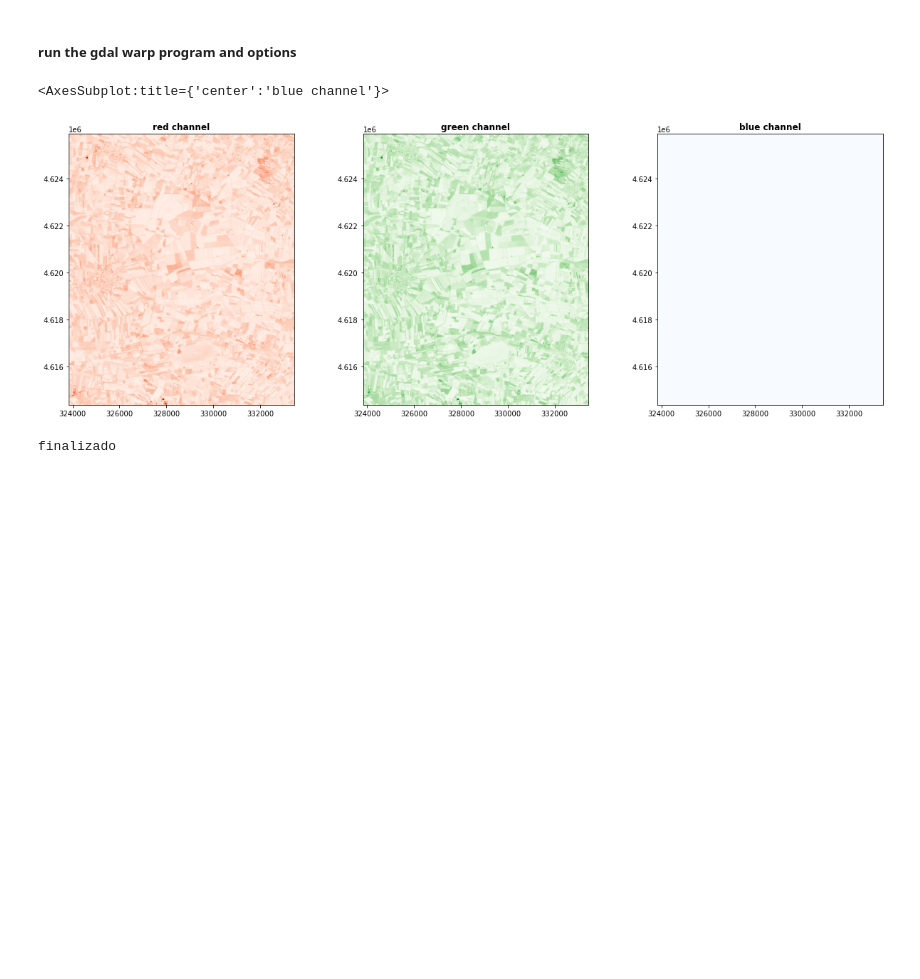
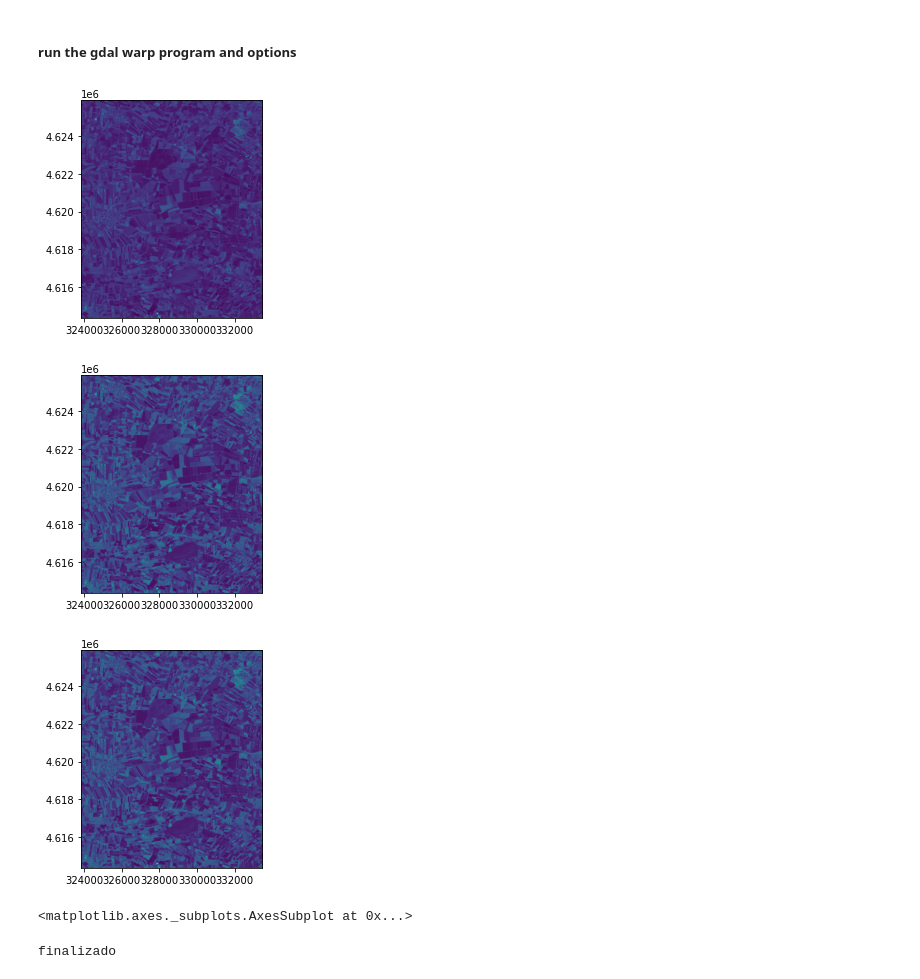
Before and after one commit to mavsonnen/BinderTester, a Jupyter notebook: 1_Resampling.ipynb, the cells around one changed output. Drawn from its saved outputs; the diff is of its cells as text; code cells hidden in the pictures; blank space fills up the shorter version.

```diff
--- a/1_Resampling.ipynb
+++ b/1_Resampling.ipynb
@@ -68,26 +68,24 @@ for band in bandList:
     outBand = gdal.Warp(srcDSOrSrcDSTab=os.path.join(input_path + band),
                         destNameOrDestDS=output_path + band[:-4]+'_Resamp'+band[-4:],
                         options=options)
-# %%
-output_directory= dir + '/Output/'
-criteria =  "B*.tif"
-p = os.path.join(output_directory, criteria)
-list_files  =  glob.glob(p)
-
-result = output_directory + 'resamples.tif'
-with rasterio.open(result, 'w', **meta) as dst:
-    for id, layer in enumerate(list_files, start=1):
-        with rasterio.open(layer) as src1:
-            dst.write_band(id, src1.read(1))
-
-sol = rasterio.open(result)
-fig, (axr, axg, axb) = plt.subplots(1,3, figsize=(21,7))
-show((sol, 1), ax=axr, cmap='Reds', title='red channel')
-show((sol, 2), ax=axg, cmap='Greens', title='green channel')
-show((sol, 3), ax=axb, cmap='Blues', title='blue channel')
-# %% [output]
-<AxesSubplot:title={'center':'blue channel'}>
-[figure, removed]
+# %%
+output_directory= dir + '/Output/'
+criteria =  "B*_Resamp.tif"
+p = os.path.join(output_directory, criteria)
+list_files  =  glob.glob(p)
+
+a = rasterio.open(list_files[0])
+b = rasterio.open(list_files[1])
+c = rasterio.open(list_files[2])
+
+show(a)
+show(b)
+show(c)
+# %% [output]
+[figure, added]
+[figure, added]
+[figure, added]
+<matplotlib.axes._subplots.AxesSubplot at 0x...>
 # %%
 #close in memory
 outBand= None
```
Also changed, not shown: parts of 3 cells of this notebook, 10 other files.
